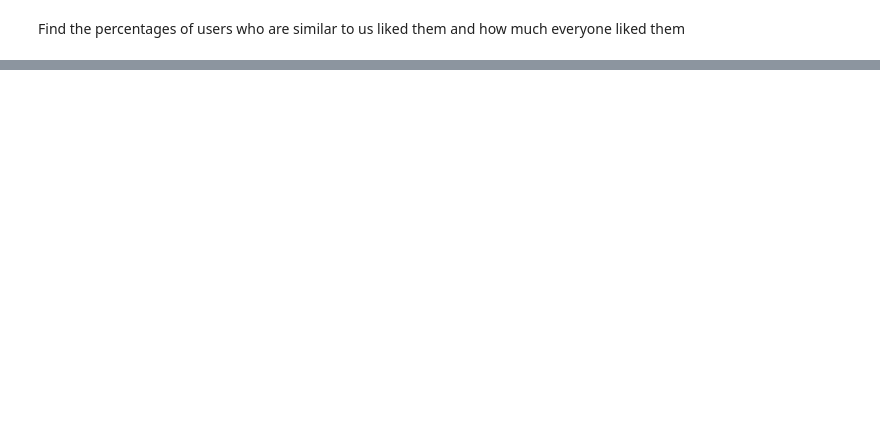
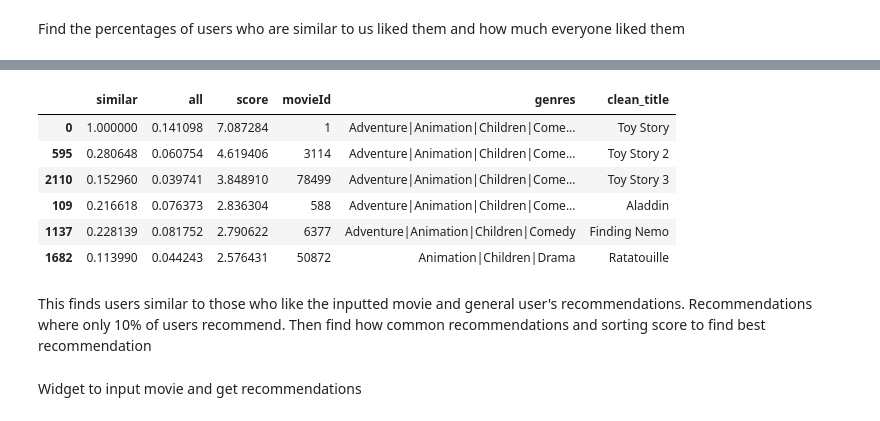
Before and after one commit to kanchanthapa/Movie-Recommendation-System, a Jupyter notebook: Movie-Recommendation.ipynb, the cells around one changed output, grey strips where cells are left out. Drawn from its saved outputs; the diff is of its cells as text; code cells hidden in the pictures; blank space fills up the shorter version.

```diff
--- a/Movie-Recommendation.ipynb
+++ b/Movie-Recommendation.ipynb
@@ -133,0 +305,12 @@ rec_percentages
+# %%
+rec_percentages.head(6).merge(merged_dataset, left_index = True, right_on="movieId")
+# %% [output]
+|  | similar | all | score | movieId | genres | clean_title |
+| 0 | 1.000000 | 0.141098 | 7.087284 | 1 | Adventure|Animation|Children|Come... | Toy Story |
+| 595 | 0.280648 | 0.060754 | 4.619406 | 3114 | Adventure|Animation|Children|Come... | Toy Story 2 |
+| 2110 | 0.152960 | 0.039741 | 3.848910 | 78499 | Adventure|Animation|Children|Come... | Toy Story 3 |
+| 109 | 0.216618 | 0.076373 | 2.836304 | 588 | Adventure|Animation|Children|Come... | Aladdin |
+| 1137 | 0.228139 | 0.081752 | 2.790622 | 6377 | Adventure|Animation|Children|Comedy | Finding Nemo |
+| 1682 | 0.113990 | 0.044243 | 2.576431 | 50872 | Animation|Children|Drama | Ratatouille |
+# %% [markdown]
+This finds users similar to those who like the inputted movie and general user's recommendations. Recommendations where only 10% of users recommend. Then find how common recommendations and sorting score to find best recommendation
@@ -133,0 +335,2 @@ rec_percentages
+# %% [markdown]
+Widget to input movie and get recommendations
```
Also changed, not shown: parts of 22 cells of this notebook.
